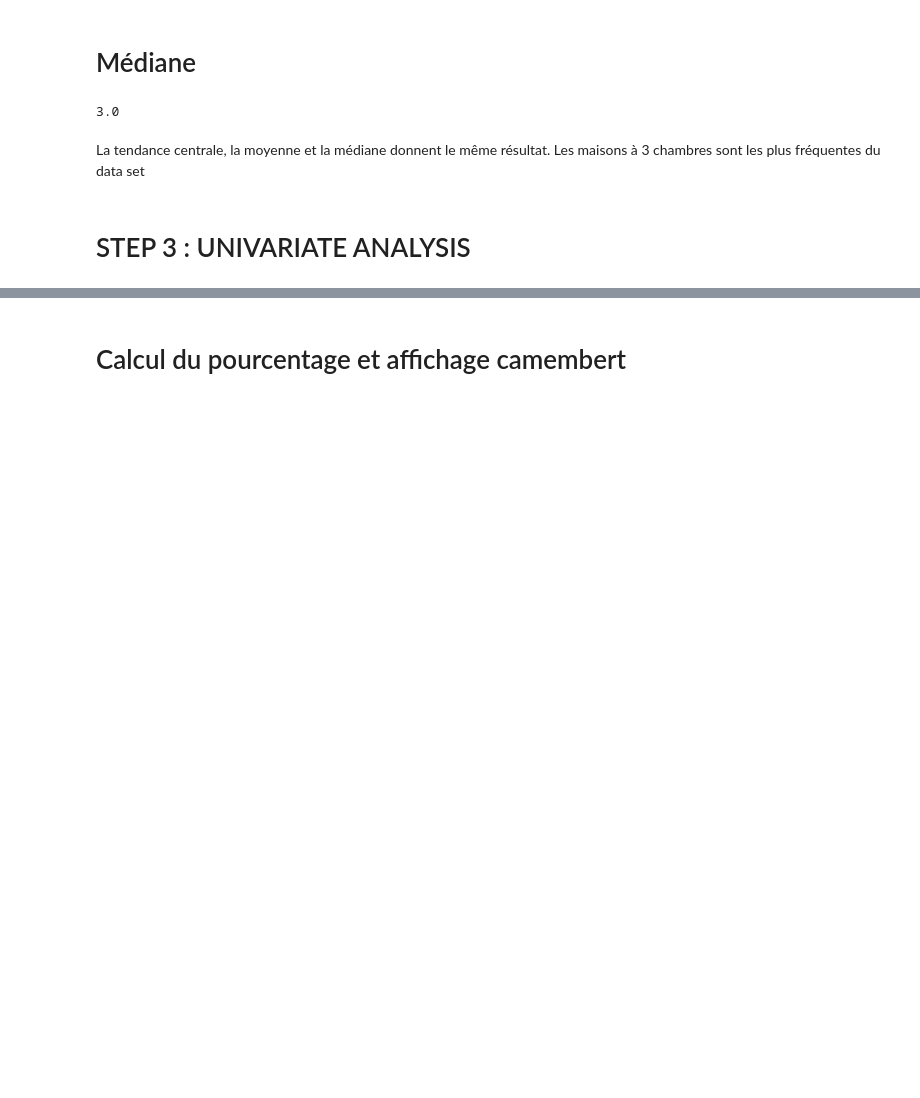
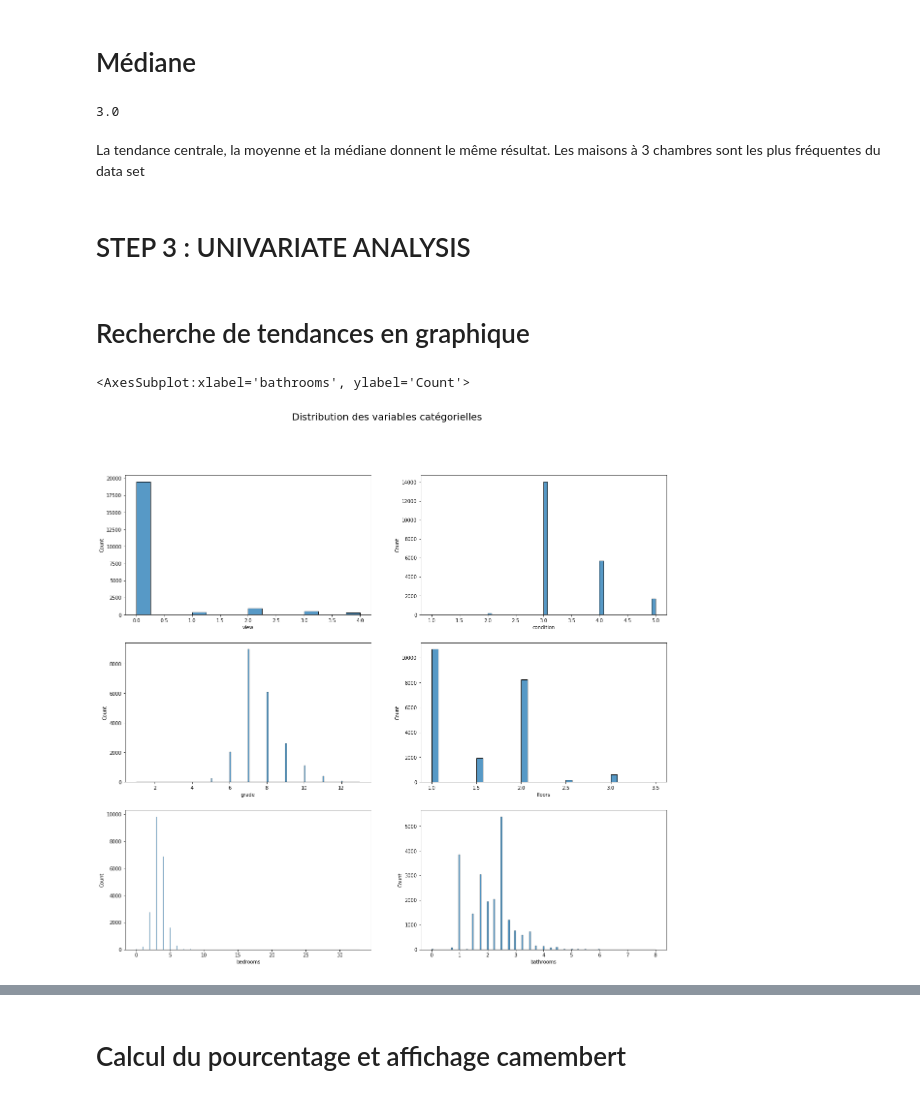
Before and after one commit to NinaNusb/Prediction_prix_maisons, a Jupyter notebook: data_cleaning_analysis.ipynb, the cells around one changed output, grey strips where cells are left out. Drawn from its saved outputs; the diff is of its cells as text; code cells hidden in the pictures; blank space fills up the shorter version.

```diff
--- a/data_cleaning_analysis.ipynb
+++ b/data_cleaning_analysis.ipynb
@@ -287,3 +441,17 @@ df_house['bedrooms'].median()
 La tendance centrale, la moyenne et la médiane donnent le même résultat. Les maisons à 3 chambres sont les plus fréquentes du data set
 # %% [markdown]
 # STEP 3 : UNIVARIATE ANALYSIS
+# %% [markdown]
+# Recherche de tendances en graphique
+# %%
+fig, ax = plt.subplots(3,2, figsize=(20, 18))
+plt.suptitle('Distribution des variables catégorielles', fontsize=20)
+sns.histplot(ax=ax[0,0],x='view',data=df_house)
+sns.histplot(ax=ax[0,1],x='condition',data=df_house)
+sns.histplot(ax=ax[1,0],x='grade',data=df_house)
+sns.histplot(ax=ax[1,1],x='floors',data=df_house)
+sns.histplot(ax=ax[2,0],x='bedrooms',data=df_house)
+sns.histplot(ax=ax[2,1],x='bathrooms',data=df_house)
+# %% [output]
+<AxesSubplot:xlabel='bathrooms', ylabel='Count'>
+[figure, added]
```
Also changed, not shown: parts of 59 cells of this notebook, 1 other file.
